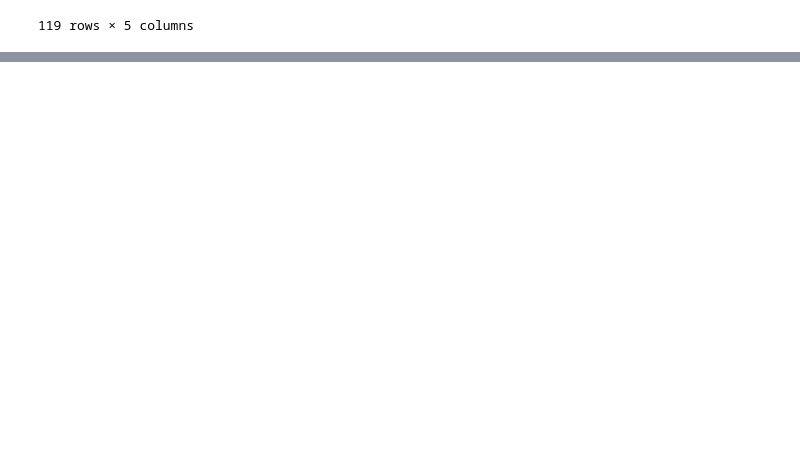
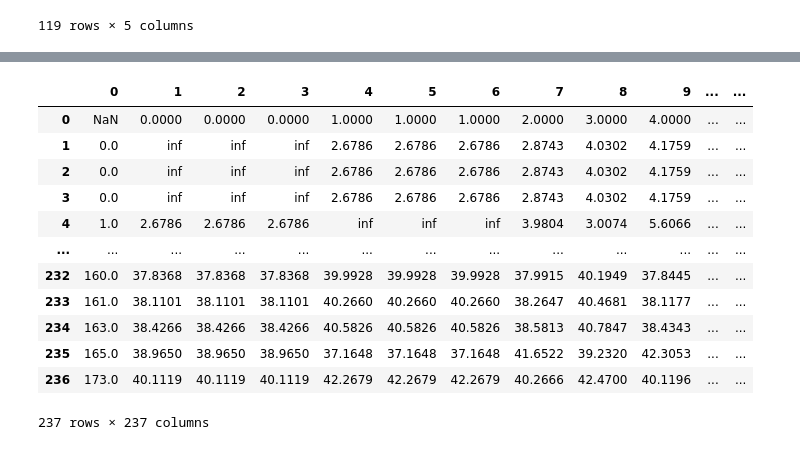
Before and after one commit to baertsch/MGT-530-SLO, a Jupyter notebook: young_people_only.ipynb, the cells around one changed output, grey strips where cells are left out. Cells and saved outputs as stored; diff of their text form; code cells hidden in the pictures; blank space fills up the shorter version.

```diff
--- a/young_people_only.ipynb
+++ b/young_people_only.ipynb
@@ -401,3 +576,19 @@ demand1.iloc[17:50,:]
+# %%
+pd.read_csv(repo_url + 'data/adjusted_dm_wed.csv',header=None)
+# %% [output]
+|  | 0 | 1 | 2 | 3 | 4 | 5 | 6 | 7 | 8 | 9 | ... | ... |
+| 0 | NaN | 0.0000 | 0.0000 | 0.0000 | 1.0000 | 1.0000 | 1.0000 | 2.0000 | 3.0000 | 4.0000 | ... | ... |
+| 1 | 0.0 | inf | inf | inf | 2.6786 | 2.6786 | 2.6786 | 2.8743 | 4.0302 | 4.1759 | ... | ... |
+| 2 | 0.0 | inf | inf | inf | 2.6786 | 2.6786 | 2.6786 | 2.8743 | 4.0302 | 4.1759 | ... | ... |
+| 3 | 0.0 | inf | inf | inf | 2.6786 | 2.6786 | 2.6786 | 2.8743 | 4.0302 | 4.1759 | ... | ... |
+| 4 | 1.0 | 2.6786 | 2.6786 | 2.6786 | inf | inf | inf | 3.9804 | 3.0074 | 5.6066 | ... | ... |
+| ... | ... | ... | ... | ... | ... | ... | ... | ... | ... | ... | ... | ... |
+| 232 | 160.0 | 37.8368 | 37.8368 | 37.8368 | 39.9928 | 39.9928 | 39.9928 | 37.9915 | 40.1949 | 37.8445 | ... | ... |
+| 233 | 161.0 | 38.1101 | 38.1101 | 38.1101 | 40.2660 | 40.2660 | 40.2660 | 38.2647 | 40.4681 | 38.1177 | ... | ... |
+| 234 | 163.0 | 38.4266 | 38.4266 | 38.4266 | 40.5826 | 40.5826 | 40.5826 | 38.5813 | 40.7847 | 38.4343 | ... | ... |
+| 235 | 165.0 | 38.9650 | 38.9650 | 38.9650 | 37.1648 | 37.1648 | 37.1648 | 41.6522 | 39.2320 | 42.3053 | ... | ... |
+| 236 | 173.0 | 40.1119 | 40.1119 | 40.1119 | 42.2679 | 42.2679 | 42.2679 | 40.2666 | 42.4700 | 40.1196 | ... | ... |
+237 rows × 237 columns
 # %%
 npa_list = demand_wed_df.iloc[1:, 2:3].reset_index(drop=True).values.tolist()
 npa_list = [int(float(item[0])) for item in npa_list]
```
Also changed, not shown: parts of 17 cells of this notebook, 1 other file.
